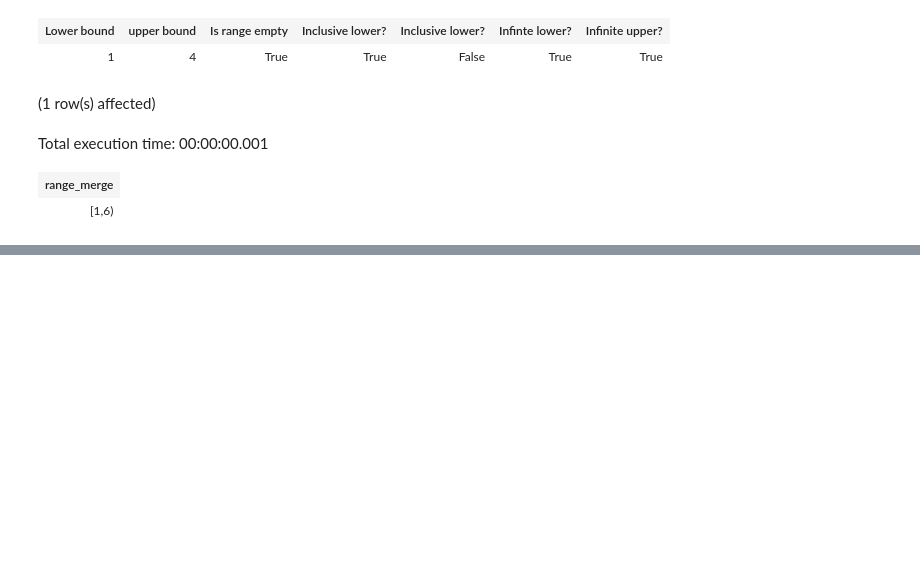
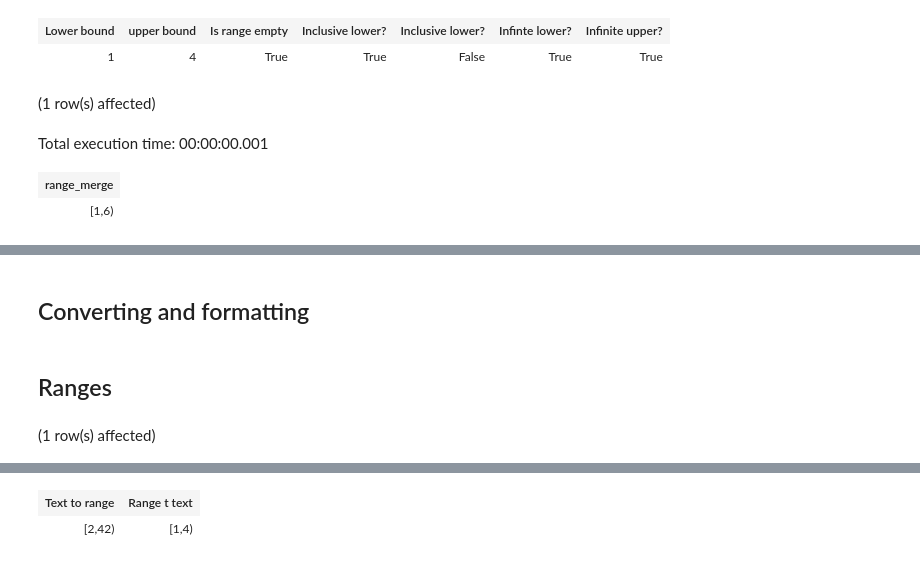
Before and after one commit to yaowenqiang/postgresql_functions_playbook, a Jupyter notebook: Notebook-1.ipynb, the cells around one changed output, grey strips where cells are left out. Cells and saved outputs as stored; diff of their text form; code cells hidden in the pictures; blank space fills up the shorter version.

```diff
--- a/Notebook-1.ipynb
+++ b/Notebook-1.ipynb
@@ -2007,0 +2034,10 @@ Total execution time: 00:00:00.001
+# %% [markdown]
+## Converting and formatting
+# %% [markdown]
+## Ranges
+# %%
+SELECT
+    int4range '(1,42)' As "Text to range",
+    int4range(1,4)::TEXT as "Range t text";
+# %% [output]
+(1 row(s) affected)
@@ -2007,0 +2045,2 @@ Total execution time: 00:00:00.001
+| Text to range | Range t text |
+| [2,42) | [1,4) |
```
Also changed, not shown: parts of 8 cells of this notebook.
